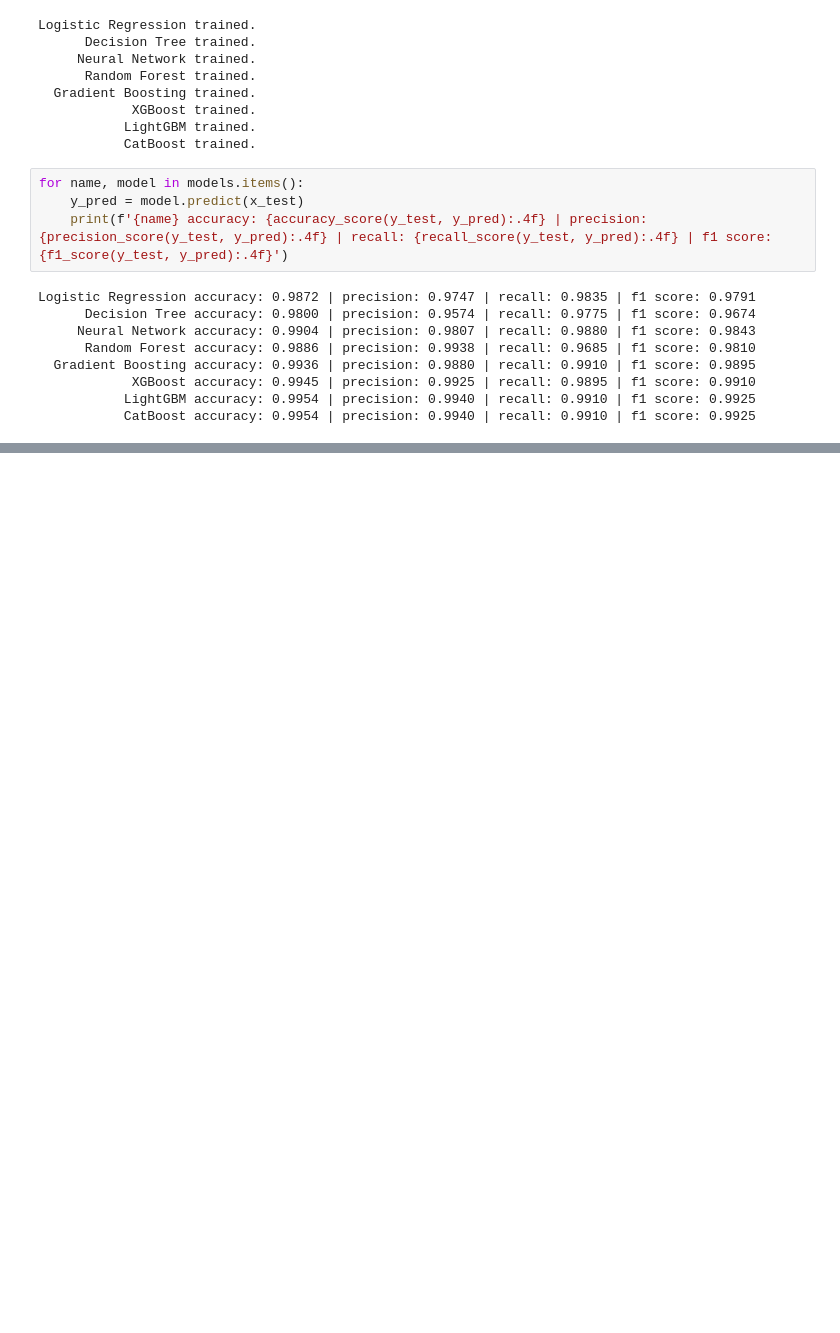
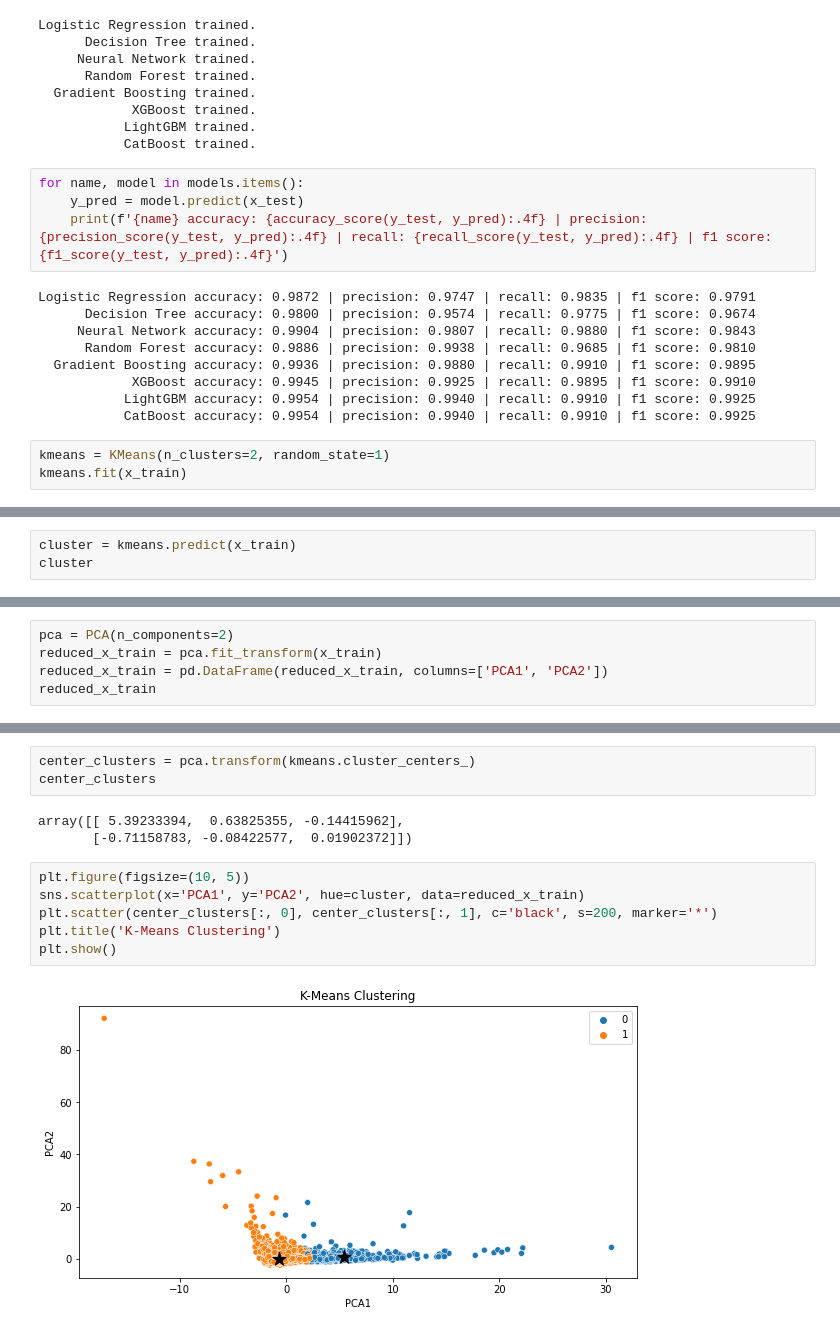
Before and after one commit to juancv3d/Kepler_Exoplanet_Hunter, a Jupyter notebook: kepler_data_eda.ipynb, the cells around one changed output, grey strips where cells are left out. Drawn from its saved outputs; the diff is of its cells as text; blank space fills up the shorter version.

Commit message:
Adding some kmeans clustering

```diff
--- a/kepler_data_eda.ipynb
+++ b/kepler_data_eda.ipynb
@@ -186,3 +190,6 @@ Logistic Regression accuracy: 0.9872 | precision: 0.9747 | recall: 0.9835 | f1 s
             XGBoost accuracy: 0.9945 | precision: 0.9925 | recall: 0.9895 | f1 score: 0.9910
            LightGBM accuracy: 0.9954 | precision: 0.9940 | recall: 0.9910 | f1 score: 0.9925
            CatBoost accuracy: 0.9954 | precision: 0.9940 | recall: 0.9910 | f1 score: 0.9925
+# %%
+kmeans = KMeans(n_clusters=2, random_state=1)
+kmeans.fit(x_train)
@@ -188,0 +198,3 @@ Logistic Regression accuracy: 0.9872 | precision: 0.9747 | recall: 0.9835 | f1 s
+# %%
+cluster = kmeans.predict(x_train)
+cluster
@@ -188,0 +203,5 @@ Logistic Regression accuracy: 0.9872 | precision: 0.9747 | recall: 0.9835 | f1 s
+# %%
+pca = PCA(n_components=2)
+reduced_x_train = pca.fit_transform(x_train)
+reduced_x_train = pd.DataFrame(reduced_x_train, columns=['PCA1', 'PCA2'])
+reduced_x_train
@@ -188,0 +222,14 @@ Logistic Regression accuracy: 0.9872 | precision: 0.9747 | recall: 0.9835 | f1 s
+# %%
+center_clusters = pca.transform(kmeans.cluster_centers_)
+center_clusters
+# %% [output]
+array([[ 5.39233394,  0.63825355, -0.14415962],
+       [-0.71158783, -0.08422577,  0.01902372]])
+# %%
+plt.figure(figsize=(10, 5))
+sns.scatterplot(x='PCA1', y='PCA2', hue=cluster, data=reduced_x_train)
+plt.scatter(center_clusters[:, 0], center_clusters[:, 1], c='black', s=200, marker='*')
+plt.title('K-Means Clustering')
+plt.show()
+# %% [output]
+[figure, added]
```
Also changed, not shown: parts of 4 cells of this notebook.
